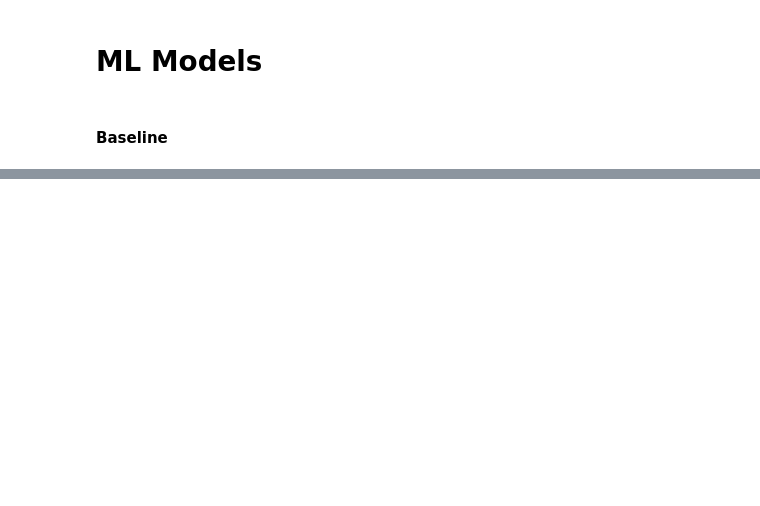
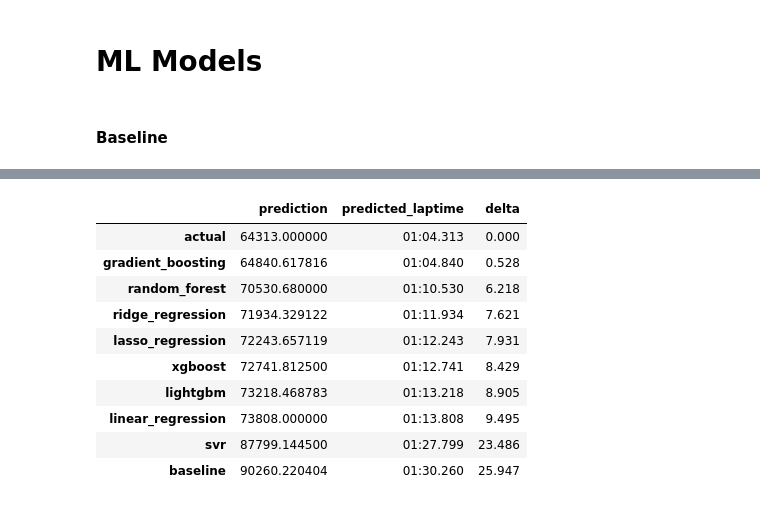
Before and after one commit to Arya230503/F1-Quali-pred, a Jupyter notebook: preprocessing.ipynb, the cells around one changed output, grey strips where cells are left out. Drawn from its saved outputs; the diff is of its cells as text; code cells hidden in the pictures; blank space fills up the shorter version.

```diff
--- a/preprocessing.ipynb
+++ b/preprocessing.ipynb
@@ -590,0 +753,18 @@ y_train.mean()
+# %%
+point_index = 40
+X_point = X_test.iloc[point_index].to_numpy().reshape(1, -1)
+y_point_actual = y_test[point_index]
+
+predictions = {}
+for model_name, model in models.items():
+    if model_name in ["svr", "linear_regression", "ridge_regression", "lasso_regression"]:
+        model.fit(X_train.to_numpy(), y_train)
+        predictions[model_name] = model.predict(X_point)[0]
+    else:
+        model.fit(X_train, y_train)
+        predictions[model_name] = model.predict(X_point)[0]
+
+predictions["actual"] = y_point_actual
+
+
+predictions_df = pd.DataFrame(predictions, index=["prediction"]).T
@@ -590,0 +786,21 @@ y_train.mean()
+# %%
+predictions_df['predicted_laptime'] = predictions_df['prediction'].apply(ms_to_mmsssss)
+predictions_df['delta'] = (
+    (predictions_df['prediction'] - predictions_df.loc['actual', 'prediction']).abs() / 1000
+).round(3)
+
+predictions_df = predictions_df.sort_values(by='delta', ascending=True)
+
+predictions_df
+# %% [output]
+|  | prediction | predicted_laptime | delta |
+| actual | 64313.000000 | 01:04.313 | 0.000 |
+| gradient_boosting | 64840.617816 | 01:04.840 | 0.528 |
+| random_forest | 70530.680000 | 01:10.530 | 6.218 |
+| ridge_regression | 71934.329122 | 01:11.934 | 7.621 |
+| lasso_regression | 72243.657119 | 01:12.243 | 7.931 |
+| xgboost | 72741.812500 | 01:12.741 | 8.429 |
+| lightgbm | 73218.468783 | 01:13.218 | 8.905 |
+| linear_regression | 73808.000000 | 01:13.808 | 9.495 |
+| svr | 87799.144500 | 01:27.799 | 23.486 |
+| baseline | 90260.220404 | 01:30.260 | 25.947 |
```
Also changed, not shown: parts of 13 cells of this notebook.
